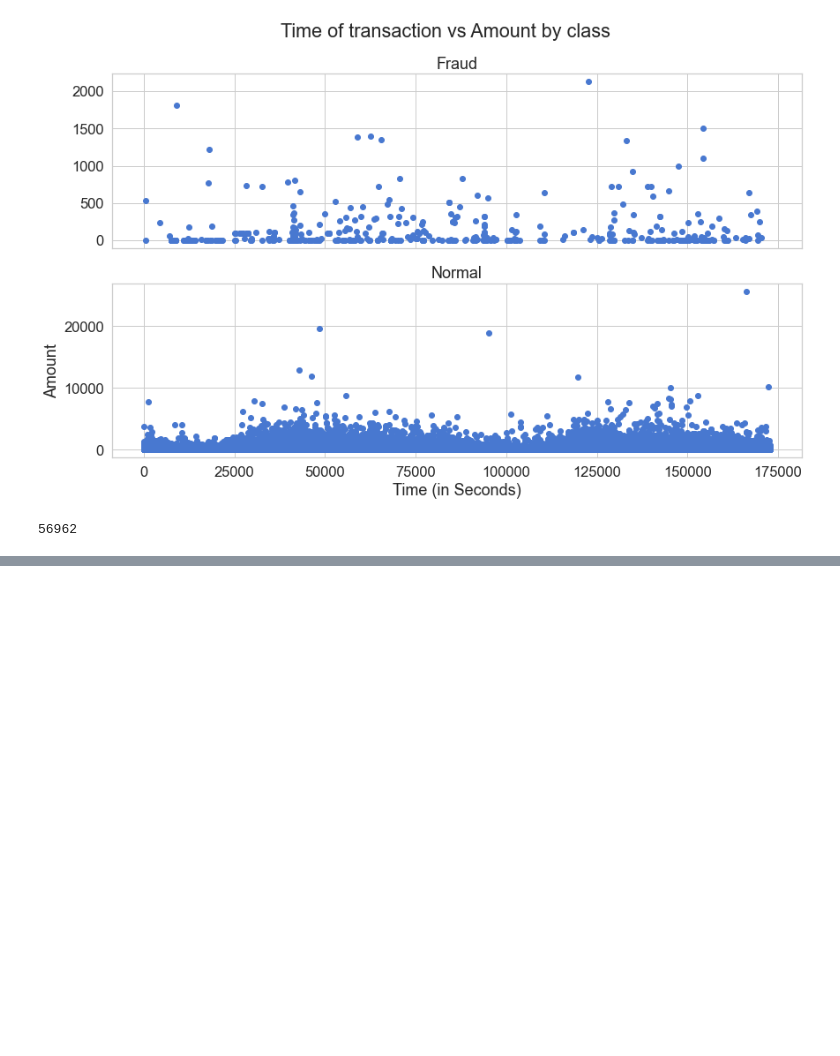
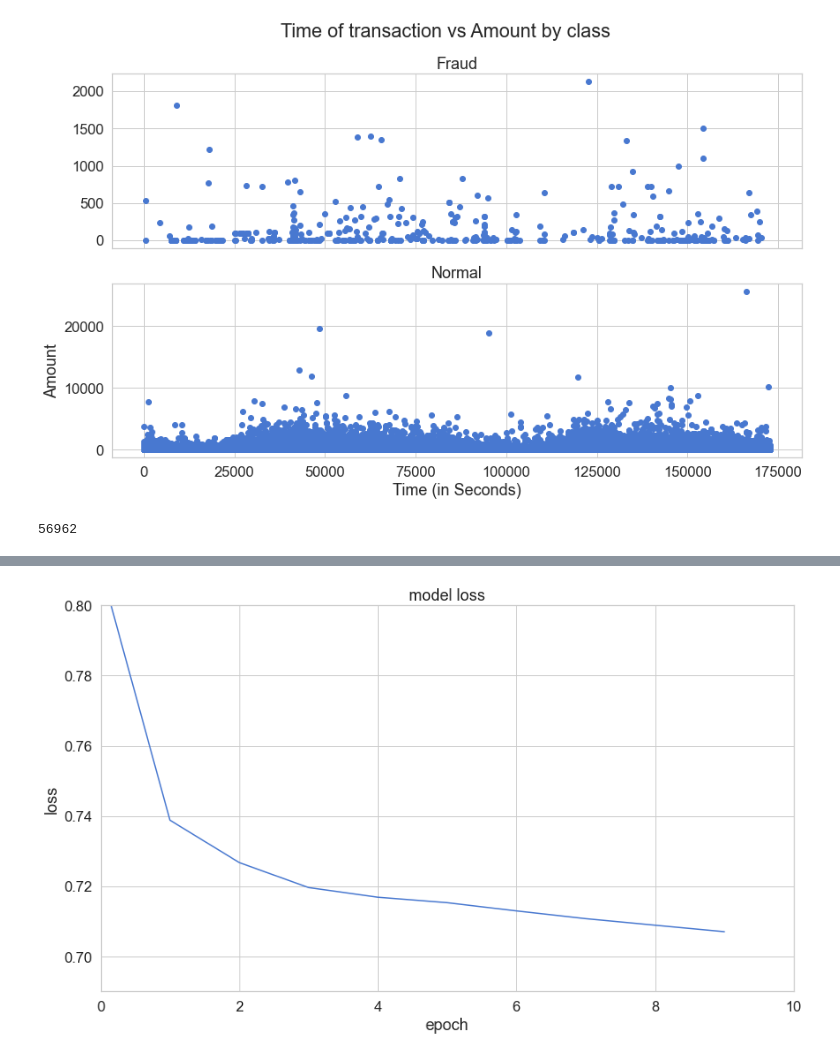
Before and after one commit to meuliano/ML_Credit_Card_Fraud_Detection, a Jupyter notebook: Matt_Autoencoder_testing.ipynb, the cells around one changed output, grey strips where cells are left out. Cells and saved outputs as stored; diff of their text form; code cells hidden in the pictures; blank space fills up the shorter version.

```diff
--- a/Matt_Autoencoder_testing.ipynb
+++ b/Matt_Autoencoder_testing.ipynb
@@ -149,8 +148,7 @@ learning_rate = 1e-3
 train_loader = data_utils.DataLoader(X_train, batch_size=minibatch_size, shuffle=True)
 
 criterion = nn.MSELoss()
-optimizer = torch.optim.Adam(
-model.parameters(), lr=learning_rate, weight_decay=10e-05)
+optimizer = torch.optim.Adam(model.parameters(), lr=learning_rate, weight_decay=10e-05)
 
 history = {}
 history['train_loss'] = []
@@ -203,0 +214,12 @@ epoch [100/100], loss:0.6957
+# %%
+#history['train_loss']
+#plt.plot(range(num_epochs),history['train_loss'],'ro',linewidth=2.0)
+plt.plot(history['train_loss'])
+plt.title('model loss')
+plt.ylabel('loss')
+plt.xlabel('epoch')
+plt.axis([0,num_epochs,0.69,0.80])
+#plt.legend(['train', 'test'], loc='upper right');
+plt.show()
+# %% [output]
+[figure, added]
```
Also changed, not shown: parts of 15 cells of this notebook.
